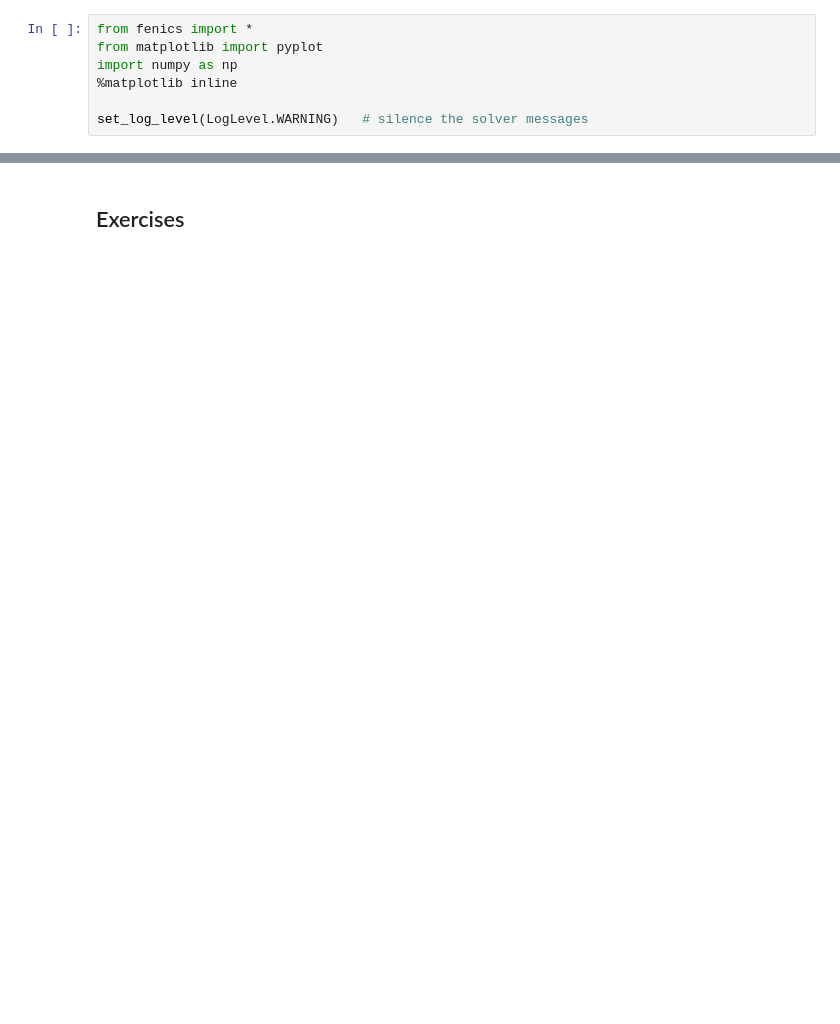
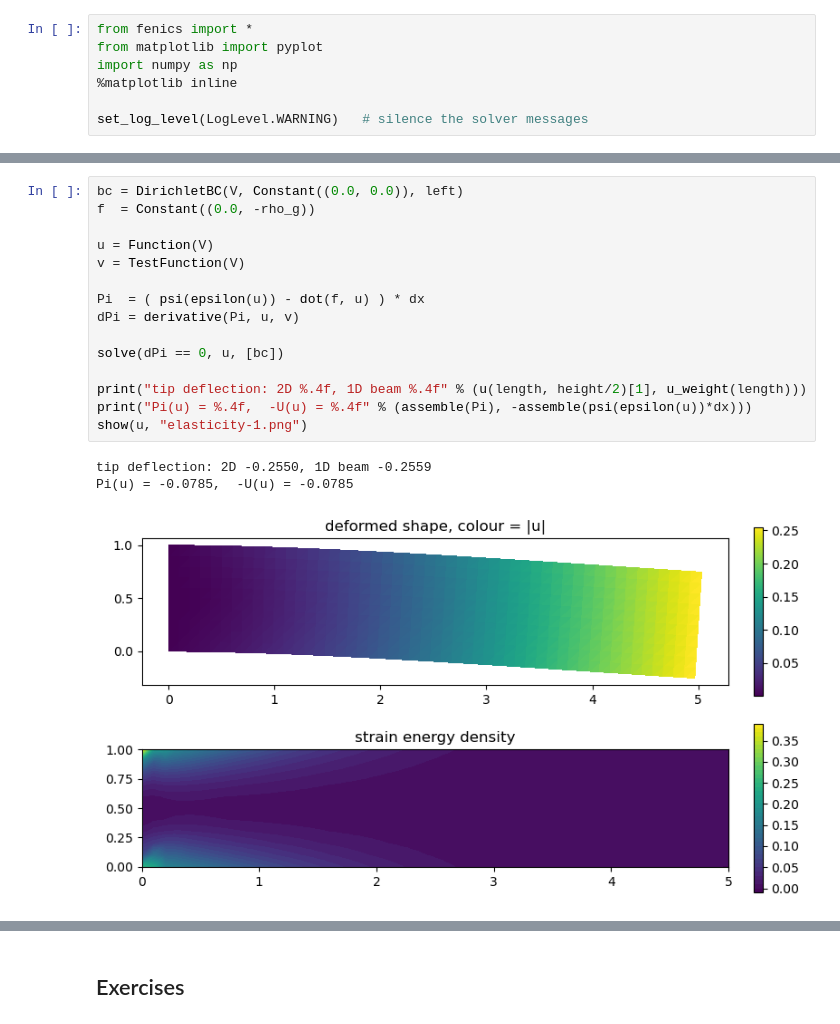
Before and after one commit to wolfgang-alpha/applied-math-notes, a Jupyter notebook: lecture03.ipynb, the cells around one changed output, grey strips where cells are left out. Saved outputs shown, nothing was run; the diff lists cells and outputs as text; blank space fills up the shorter version.

```diff
--- a/lecture03.ipynb
+++ b/lecture03.ipynb
@@ -607,0 +415,19 @@ critical load: 2D 0.5649, Euler pi^2 E'I/(4L^2) = 0.5649;   second mode: 2D 4.99
+# %%
+bc = DirichletBC(V, Constant((0.0, 0.0)), left)
+f  = Constant((0.0, -rho_g))
+
+u = Function(V)
+v = TestFunction(V)
+
+Pi  = ( psi(epsilon(u)) - dot(f, u) ) * dx
+dPi = derivative(Pi, u, v)
+
+solve(dPi == 0, u, [bc])
+
+print("tip deflection: 2D %.4f, 1D beam %.4f" % (u(length, height/2)[1], u_weight(length)))
+print("Pi(u) = %.4f,  -U(u) = %.4f" % (assemble(Pi), -assemble(psi(epsilon(u))*dx)))
+show(u, "elasticity-1.png")
+# %% [output]
+tip deflection: 2D -0.2550, 1D beam -0.2559
+Pi(u) = -0.0785,  -U(u) = -0.0785
+[figure, added]
```
Also changed, not shown: parts of 49 cells of this notebook, 5 other files.
